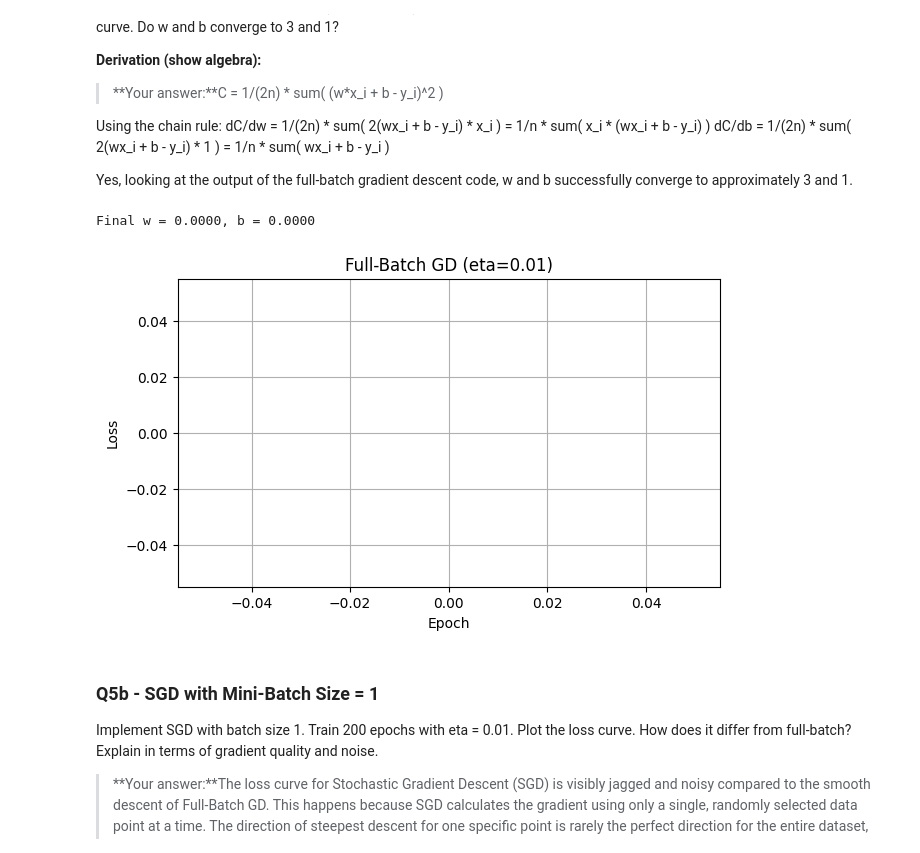
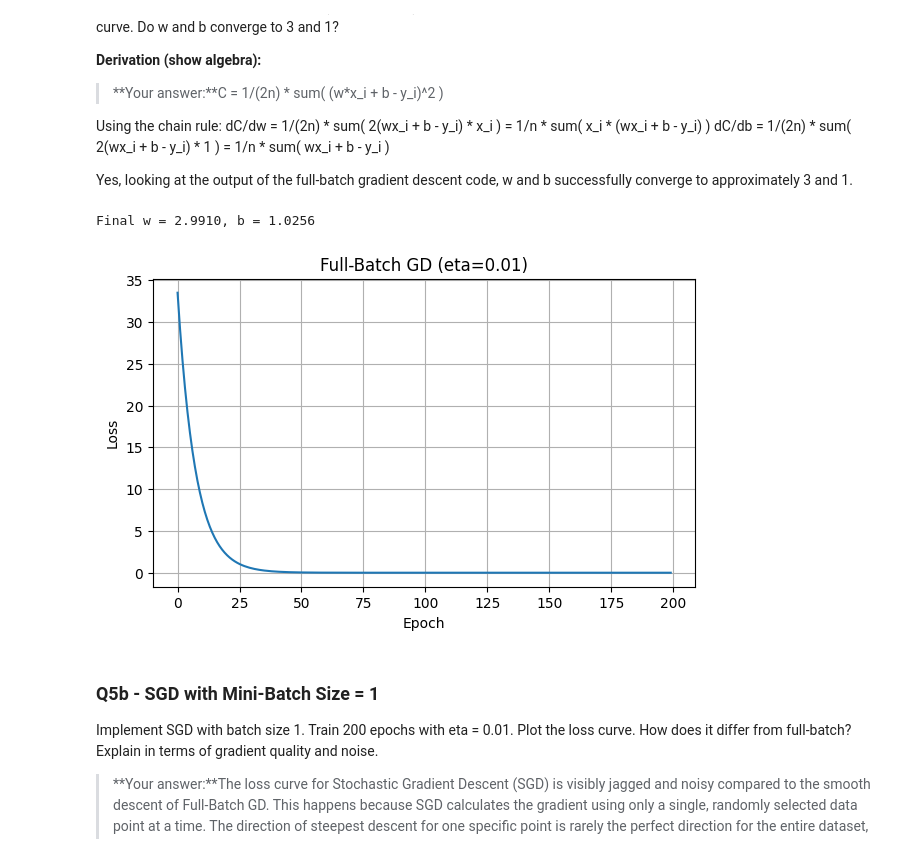
Before and after one commit to Stamatics-NumberstoNeurons/assignment2-Himanshu-445, a Jupyter notebook: Assignment_2_N2N.ipynb, the cells around one changed output. Cells and saved outputs as stored; diff of their text form; code cells hidden in the pictures.

```diff
--- a/Assignment_2_N2N.ipynb
+++ b/Assignment_2_N2N.ipynb
@@ -314,24 +330,33 @@ Yes, looking at the output of the full-batch gradient descent code, w and b succ
 # %%
 w, b = 0.0, 0.0
 eta = 0.01
 losses = []
-
+n = len(X_train)
 for epoch in range(200):
     # TODO: predictions, loss, gradients, update
-    loss = None
+    predictions = w * X_train + b
+    errors = predictions - y_train
+
+    loss = (1 / (2 * n)) * np.sum(errors**2)
     losses.append(loss)
+
+    dw = (1 / n) * np.sum(errors * X_train)
+    db = (1 / n) * np.sum(errors)
+
+    w = w - eta * dw
+    b = b - eta * db
 
 print(f'Final w = {w:.4f}, b = {b:.4f}')
 plt.figure(figsize=(7, 4))
 plt.plot(losses)
 plt.xlabel('Epoch')
 plt.ylabel('Loss')
 plt.title('Full-Batch GD (eta=0.01)')
 plt.grid(True)
 plt.show()
 # %% [output]
-Final w = 0.0000, b = 0.0000
+Final w = 2.9910, b = 1.0256
-[figure, old version]
+[figure, new version]
 # %% [markdown]
 ### Q5b - SGD with Mini-Batch Size = 1
 
```
Also changed, not shown: parts of 12 cells of this notebook.
